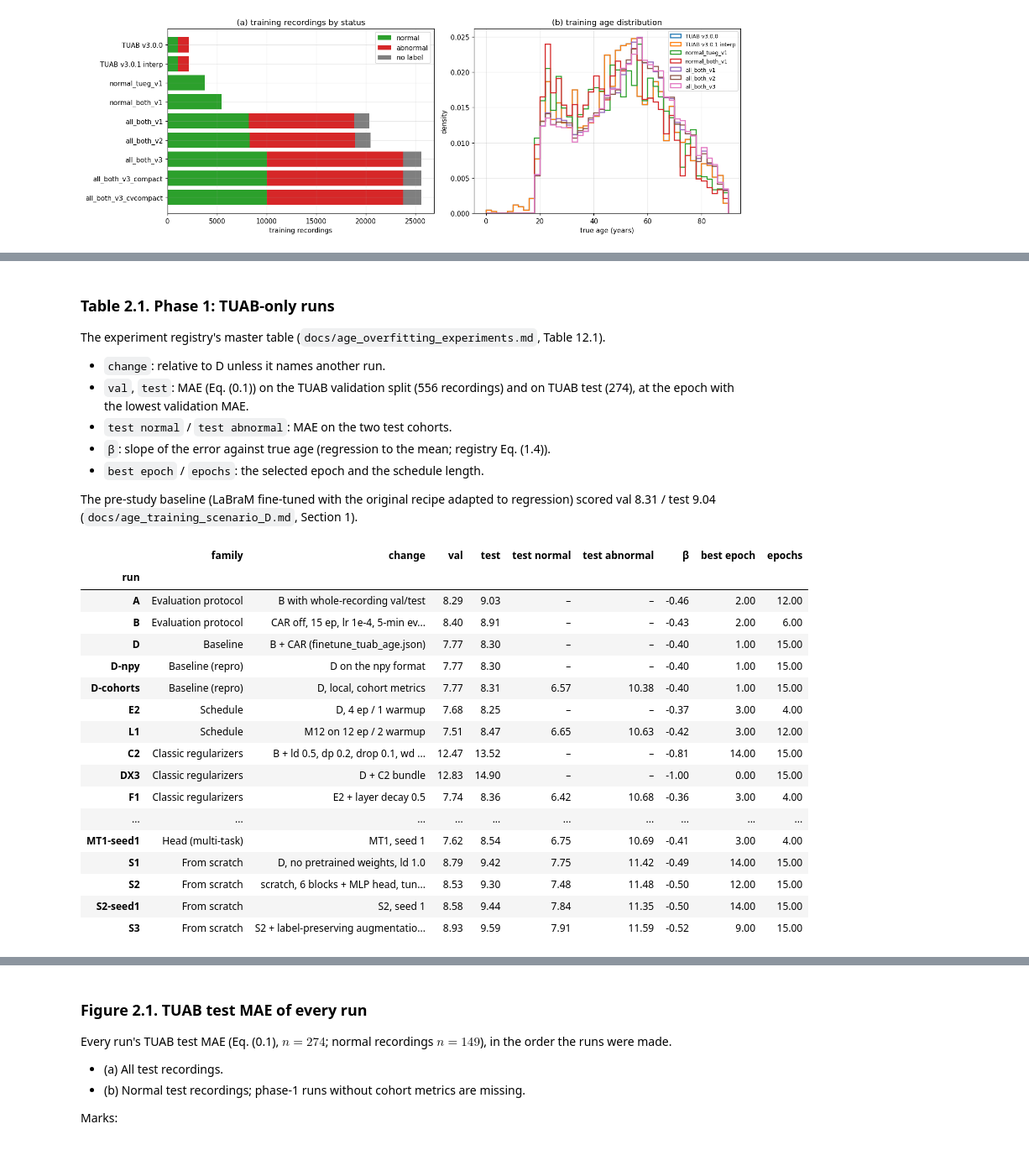
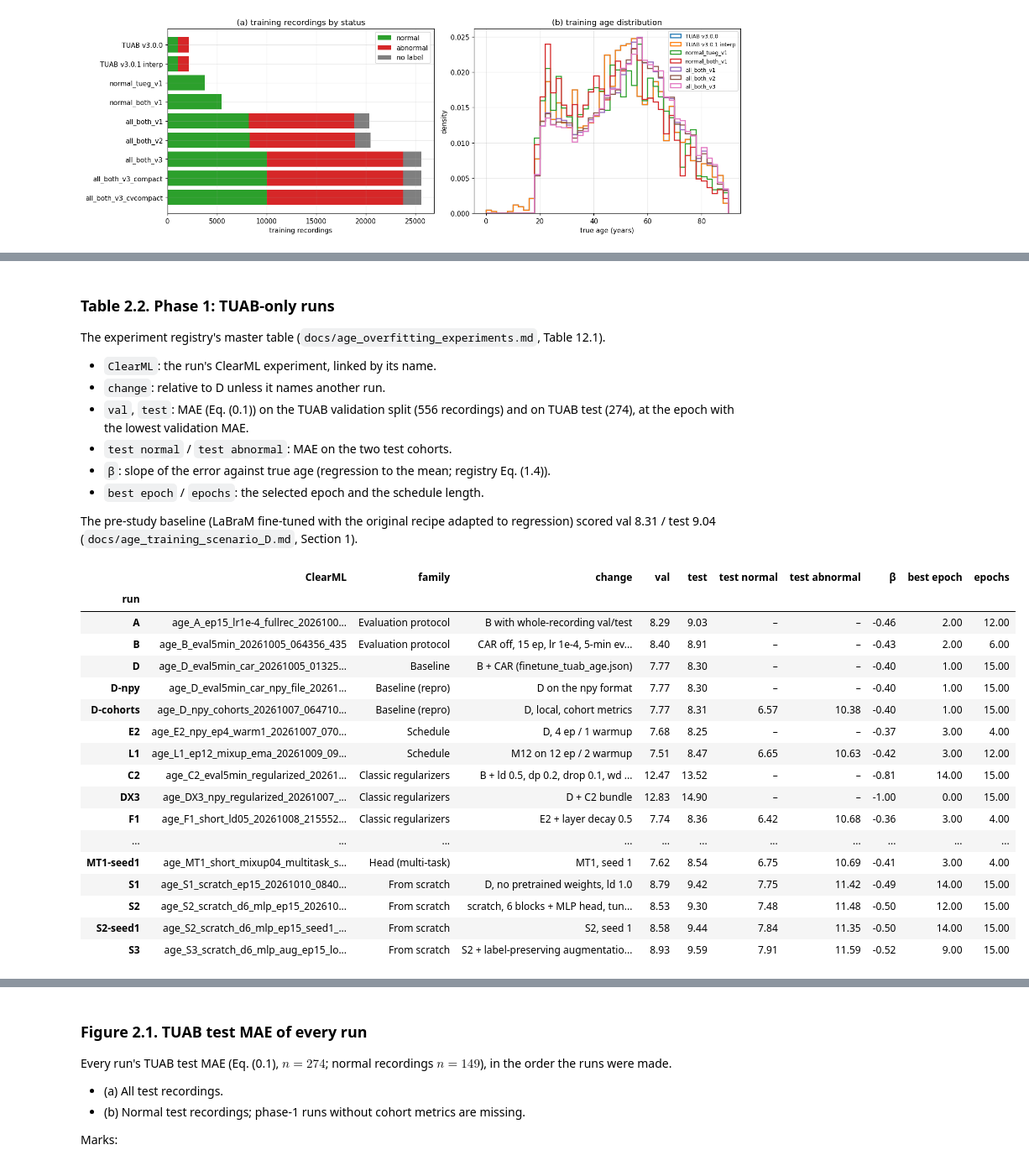
Before and after one commit to Neuro-Clalit/LaBraM, a Jupyter notebook: notebooks/brain_age_research_summary.ipynb, the cells around one changed output, grey strips where cells are left out. Shown at 84% size. Drawn from its saved outputs; the diff is of its cells as text; code cells hidden in the pictures.

```diff
--- a/notebooks/brain_age_research_summary.ipynb
+++ b/notebooks/brain_age_research_summary.ipynb
@@ -93,6 +97,7 @@ REGISTRY = os.path.join(REPO, "docs/age_overfitting_experiments.md")
 COHORT_CSV = os.path.join(REPO, "docs/data/tuh_cohort_eval_v1.csv")
 CV_CSV = os.path.join(REPO, "docs/data/cv5_eval_v2.csv")
 AB_JSON = os.path.join(REPO, "docs/data/line_removal_ab.json")
+CLEARML_CSV = os.path.join(REPO, "docs/data/brain_age_clearml_runs.csv")
 TUH = os.environ.get("LABRAM_TUH_ROOT", "/data/datasets/EEG-public/TUH_EEG")
 CV_PREDS = os.path.join(os.environ.get("LABRAM_CV_EVAL", os.path.join(TUH, "_state/cohort_runs/cv_eval")),
                         "cv_preds.json")
@@ -100,6 +105,7 @@ HAVE_TUH = os.path.isdir(os.path.join(TUH, "cohorts"))
 HAVE_PREDS = os.path.exists(CV_PREDS)
 
 reg = rs.registry_master_table(REGISTRY)
+cml = rs.load_clearml_runs(CLEARML_CSV)      # run -> ClearML experiment name and link
 coh = pd.read_csv(COHORT_CSV)
 cv = pd.read_csv(CV_CSV)
 print(f"registry: {len(reg)} phase-1 runs; cohort CSV: {coh.model.nunique()} phase-2 runs; "
@@ -338,7 +410,8 @@ if HAVE_TUH:
 # %% [markdown]
-### Table 2.1. Phase 1: TUAB-only runs
+### Table 2.2. Phase 1: TUAB-only runs
 
 The experiment registry's master table (`docs/age_overfitting_experiments.md`, Table 12.1).
+* `ClearML`: the run's ClearML experiment, linked by its name.
 * `change`: relative to D unless it names another run.
 * `val`, `test`: MAE (Eq. (0.1)) on the TUAB validation split (556 recordings) and on TUAB test (274),
   at the epoch with the lowest validation MAE.
@@ -349,27 +422,28 @@ The experiment registry's master table (`docs/age_overfitting_experiments.md`, T
 The pre-study baseline (LaBraM fine-tuned with the original recipe adapted to regression) scored val
 8.31 / test 9.04 (`docs/age_training_scenario_D.md`, Section 1).
 # %%
-t21 = reg[["run", "family", "change", "val", "test", "test_normal", "test_abnormal", "beta",
+t21 = reg.assign(ClearML=reg.run.map(cml.link))
+t21 = t21[["run", "ClearML", "family", "change", "val", "test", "test_normal", "test_abnormal", "beta",
            "best_epoch", "epochs"]].rename(columns={"test_normal": "test normal", "test_abnormal": "test abnormal",
                                                     "beta": "β", "best_epoch": "best epoch"})
-numbered_table(t21.set_index("run"), "2.1", "Phase 1 runs")
+numbered_table(t21.set_index("run"), "2.2", "Phase 1 runs")
 # %% [output]
-|  | family | change | val | test | test normal | test abnormal | β | best epoch | epochs |
-| run |  |  |  |  |  |  |  |  |  |
-| A | Evaluation protocol | B with whole-recording val/test | 8.29 | 9.03 | – | – | -0.46 | 2.00 | 12.00 |
-| B | Evaluation protocol | CAR off, 15 ep, lr 1e-4, 5-min ev... | 8.40 | 8.91 | – | – | -0.43 | 2.00 | 6.00 |
-| D | Baseline | B + CAR (finetune_tuab_age.json) | 7.77 | 8.30 | – | – | -0.40 | 1.00 | 15.00 |
-| D-npy | Baseline (repro) | D on the npy format | 7.77 | 8.30 | – | – | -0.40 | 1.00 | 15.00 |
-| D-cohorts | Baseline (repro) | D, local, cohort metrics | 7.77 | 8.31 | 6.57 | 10.38 | -0.40 | 1.00 | 15.00 |
-| E2 | Schedule | D, 4 ep / 1 warmup | 7.68 | 8.25 | – | – | -0.37 | 3.00 | 4.00 |
-| L1 | Schedule | M12 on 12 ep / 2 warmup | 7.51 | 8.47 | 6.65 | 10.63 | -0.42 | 3.00 | 12.00 |
-| C2 | Classic regularizers | B + ld 0.5, dp 0.2, drop 0.1, wd ... | 12.47 | 13.52 | – | – | -0.81 | 14.00 | 15.00 |
-| DX3 | Classic regularizers | D + C2 bundle | 12.83 | 14.90 | – | – | -1.00 | 0.00 | 15.00 |
-| F1 | Classic regularizers | E2 + layer decay 0.5 | 7.74 | 8.36 | 6.42 | 10.68 | -0.36 | 3.00 | 4.00 |
-| ... | ... | ... | ... | ... | ... | ... | ... | ... | ... |
-| MT1-seed1 | Head (multi-task) | MT1, seed 1 | 7.62 | 8.54 | 6.75 | 10.69 | -0.41 | 3.00 | 4.00 |
-| S1 | From scratch | D, no pretrained weights, ld 1.0 | 8.79 | 9.42 | 7.75 | 11.42 | -0.49 | 14.00 | 15.00 |
-| S2 | From scratch | scratch, 6 blocks + MLP head, tun... | 8.53 | 9.30 | 7.48 | 11.48 | -0.50 | 12.00 | 15.00 |
-| S2-seed1 | From scratch | S2, seed 1 | 8.58 | 9.44 | 7.84 | 11.35 | -0.50 | 14.00 | 15.00 |
-| S3 | From scratch | S2 + label-preserving augmentatio... | 8.93 | 9.59 | 7.91 | 11.59 | -0.52 | 9.00 | 15.00 |
+|  | ClearML | family | change | val | test | test normal | test abnormal | β | best epoch | epochs |
+| run |  |  |  |  |  |  |  |  |  |  |
+| A | age_A_ep15_lr1e-4_fullrec_2026100... | Evaluation protocol | B with whole-recording val/test | 8.29 | 9.03 | – | – | -0.46 | 2.00 | 12.00 |
+| B | age_B_eval5min_20261005_064356_435 | Evaluation protocol | CAR off, 15 ep, lr 1e-4, 5-min ev... | 8.40 | 8.91 | – | – | -0.43 | 2.00 | 6.00 |
+| D | age_D_eval5min_car_20261005_01325... | Baseline | B + CAR (finetune_tuab_age.json) | 7.77 | 8.30 | – | – | -0.40 | 1.00 | 15.00 |
+| D-npy | age_D_eval5min_car_npy_file_20261... | Baseline (repro) | D on the npy format | 7.77 | 8.30 | – | – | -0.40 | 1.00 | 15.00 |
+| D-cohorts | age_D_npy_cohorts_20261007_064710... | Baseline (repro) | D, local, cohort metrics | 7.77 | 8.31 | 6.57 | 10.38 | -0.40 | 1.00 | 15.00 |
+| E2 | age_E2_npy_ep4_warm1_20261007_070... | Schedule | D, 4 ep / 1 warmup | 7.68 | 8.25 | – | – | -0.37 | 3.00 | 4.00 |
+| L1 | age_L1_ep12_mixup_ema_20261009_09... | Schedule | M12 on 12 ep / 2 warmup | 7.51 | 8.47 | 6.65 | 10.63 | -0.42 | 3.00 | 12.00 |
+| C2 | age_C2_eval5min_regularized_20261... | Classic regularizers | B + ld 0.5, dp 0.2, drop 0.1, wd ... | 12.47 | 13.52 | – | – | -0.81 | 14.00 | 15.00 |
+| DX3 | age_DX3_npy_regularized_20261007_... | Classic regularizers | D + C2 bundle | 12.83 | 14.90 | – | – | -1.00 | 0.00 | 15.00 |
+| F1 | age_F1_short_ld05_20261008_215552... | Classic regularizers | E2 + layer decay 0.5 | 7.74 | 8.36 | 6.42 | 10.68 | -0.36 | 3.00 | 4.00 |
+| ... | ... | ... | ... | ... | ... | ... | ... | ... | ... | ... |
+| MT1-seed1 | age_MT1_short_mixup04_multitask_s... | Head (multi-task) | MT1, seed 1 | 7.62 | 8.54 | 6.75 | 10.69 | -0.41 | 3.00 | 4.00 |
+| S1 | age_S1_scratch_ep15_20261010_0840... | From scratch | D, no pretrained weights, ld 1.0 | 8.79 | 9.42 | 7.75 | 11.42 | -0.49 | 14.00 | 15.00 |
+| S2 | age_S2_scratch_d6_mlp_ep15_202610... | From scratch | scratch, 6 blocks + MLP head, tun... | 8.53 | 9.30 | 7.48 | 11.48 | -0.50 | 12.00 | 15.00 |
+| S2-seed1 | age_S2_scratch_d6_mlp_ep15_seed1_... | From scratch | S2, seed 1 | 8.58 | 9.44 | 7.84 | 11.35 | -0.50 | 14.00 | 15.00 |
+| S3 | age_S3_scratch_d6_mlp_aug_ep15_lo... | From scratch | S2 + label-preserving augmentatio... | 8.93 | 9.59 | 7.91 | 11.59 | -0.52 | 9.00 | 15.00 |
 # %% [markdown]
```
Also changed, not shown: parts of 16 cells of this notebook, 5 other files.
